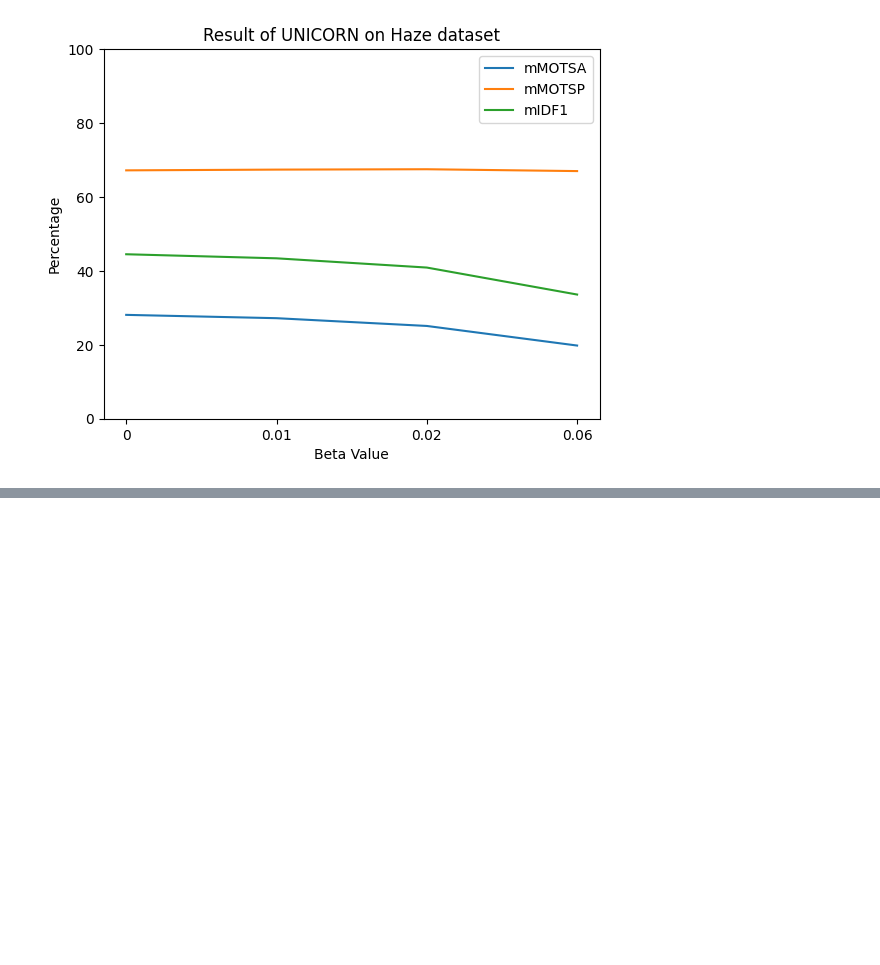
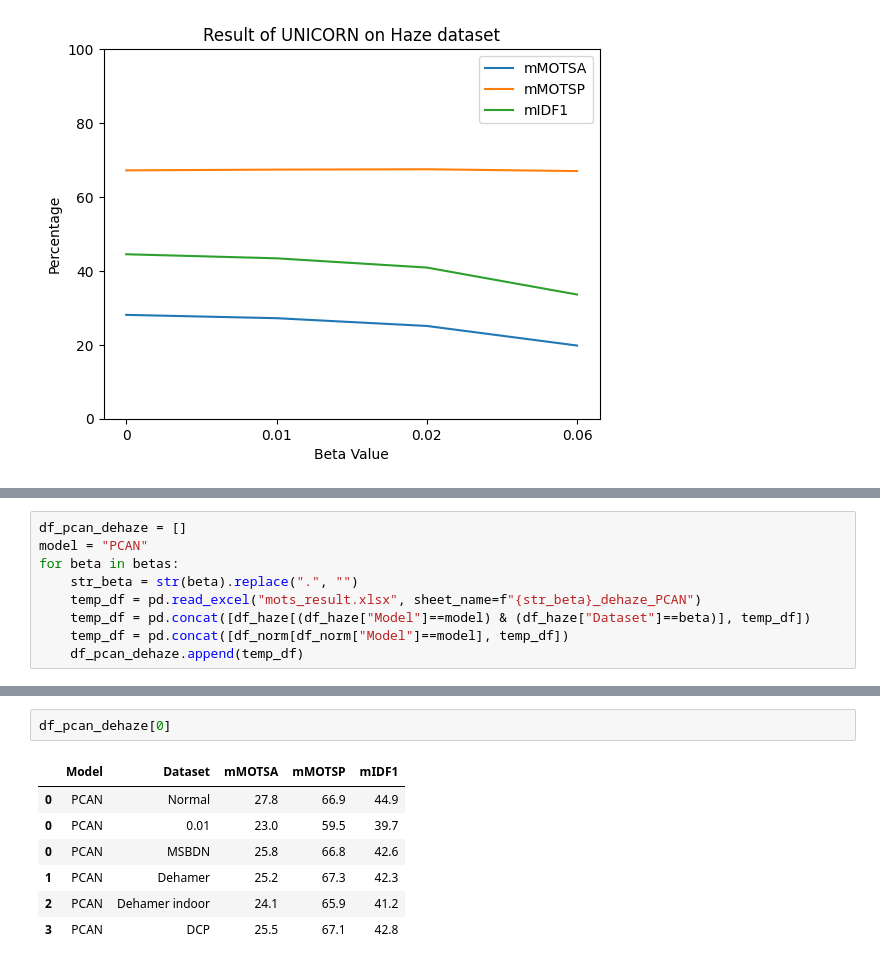
Before and after one commit to 2223CUHKFYP/2223CUHKFYP.github.io, a Jupyter notebook: resources/make_graph.ipynb, the cells around one changed output, grey strips where cells are left out. Saved outputs shown, nothing was run; the diff lists cells and outputs as text; blank space fills up the shorter version.

```diff
--- a/resources/make_graph.ipynb
+++ b/resources/make_graph.ipynb
@@ -81,0 +77,9 @@ array([], shape=(2, 0), dtype=float64)
+# %%
+df_pcan_dehaze = []
+model = "PCAN"
+for beta in betas:
+    str_beta = str(beta).replace(".", "")
+    temp_df = pd.read_excel("mots_result.xlsx", sheet_name=f"{str_beta}_dehaze_PCAN")
+    temp_df = pd.concat([df_haze[(df_haze["Model"]==model) & (df_haze["Dataset"]==beta)], temp_df])
+    temp_df = pd.concat([df_norm[df_norm["Model"]==model], temp_df])
+    df_pcan_dehaze.append(temp_df)
@@ -81,0 +111,10 @@ array([], shape=(2, 0), dtype=float64)
+# %%
+df_pcan_dehaze[0]
+# %% [output]
+|  | Model | Dataset | mMOTSA | mMOTSP | mIDF1 |
+| 0 | PCAN | Normal | 27.8 | 66.9 | 44.9 |
+| 0 | PCAN | 0.01 | 23.0 | 59.5 | 39.7 |
+| 0 | PCAN | MSBDN | 25.8 | 66.8 | 42.6 |
+| 1 | PCAN | Dehamer | 25.2 | 67.3 | 42.3 |
+| 2 | PCAN | Dehamer indoor | 24.1 | 65.9 | 41.2 |
+| 3 | PCAN | DCP | 25.5 | 67.1 | 42.8 |
```
Also changed, not shown: parts of 9 cells of this notebook, 8 other files.
